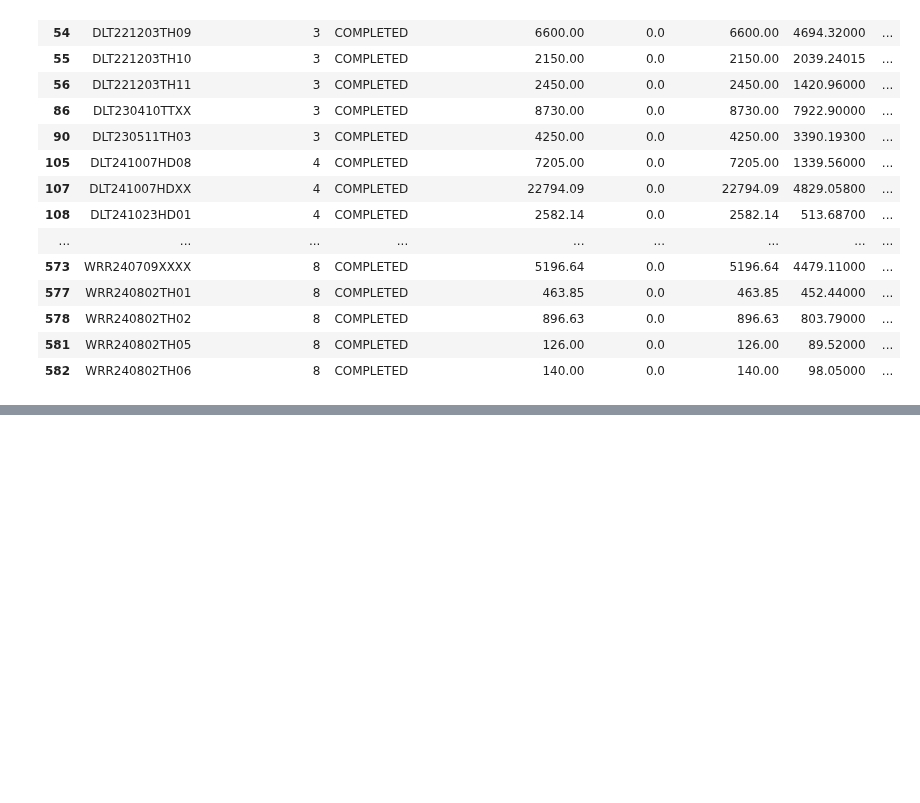
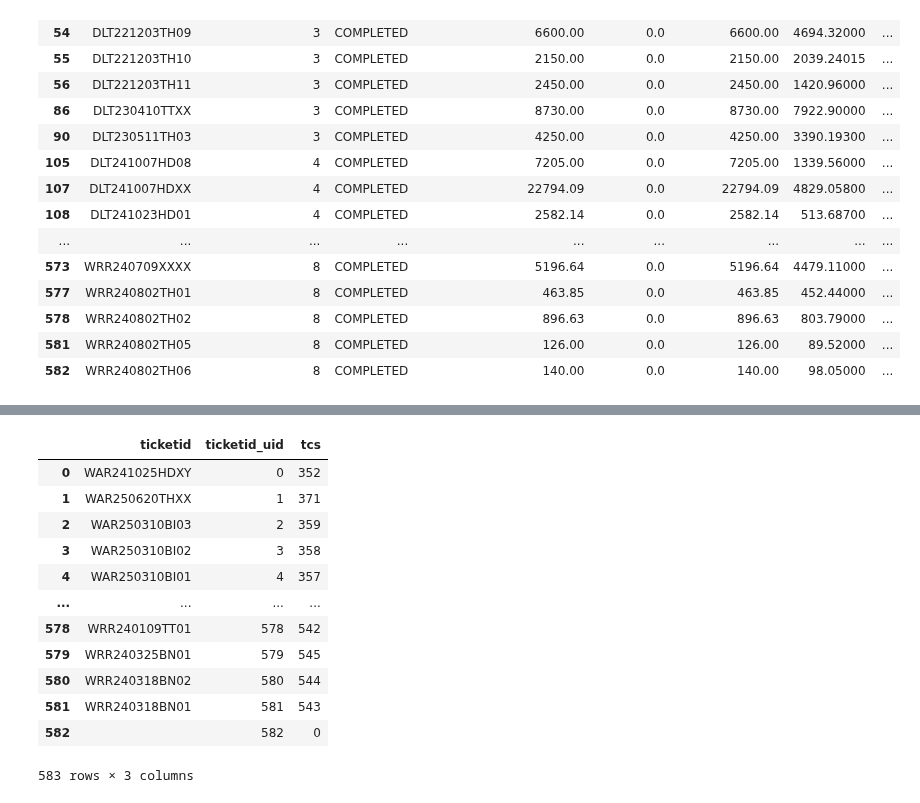
Before and after one commit to BilyBrown/sqlite3-tutorial, a Jupyter notebook: make_db_trial_v0.ipynb, the cells around one changed output, grey strips where cells are left out. Drawn from its saved outputs; the diff is of its cells as text; code cells hidden in the pictures; blank space fills up the shorter version.

```diff
--- a/make_db_trial_v0.ipynb
+++ b/make_db_trial_v0.ipynb
@@ -768,0 +822,17 @@ trial_w_harvest[(trial_w_harvest['difference'] > 0) & (trial_w_harvest['Status']
+# %%
+ticketid_lookup = pd.read_sql('SELECT * FROM ticketid', conn)
+ticketid_lookup
+# %% [output]
+|  | ticketid | ticketid_uid | tcs |
+| 0 | WAR241025HDXY | 0 | 352 |
+| 1 | WAR250620THXX | 1 | 371 |
+| 2 | WAR250310BI03 | 2 | 359 |
+| 3 | WAR250310BI02 | 3 | 358 |
+| 4 | WAR250310BI01 | 4 | 357 |
+| ... | ... | ... | ... |
+| 578 | WRR240109TT01 | 578 | 542 |
+| 579 | WRR240325BN01 | 579 | 545 |
+| 580 | WRR240318BN02 | 580 | 544 |
+| 581 | WRR240318BN01 | 581 | 543 |
+| 582 |  | 582 | 0 |
+583 rows × 3 columns
```
Also changed, not shown: parts of 22 cells of this notebook.
